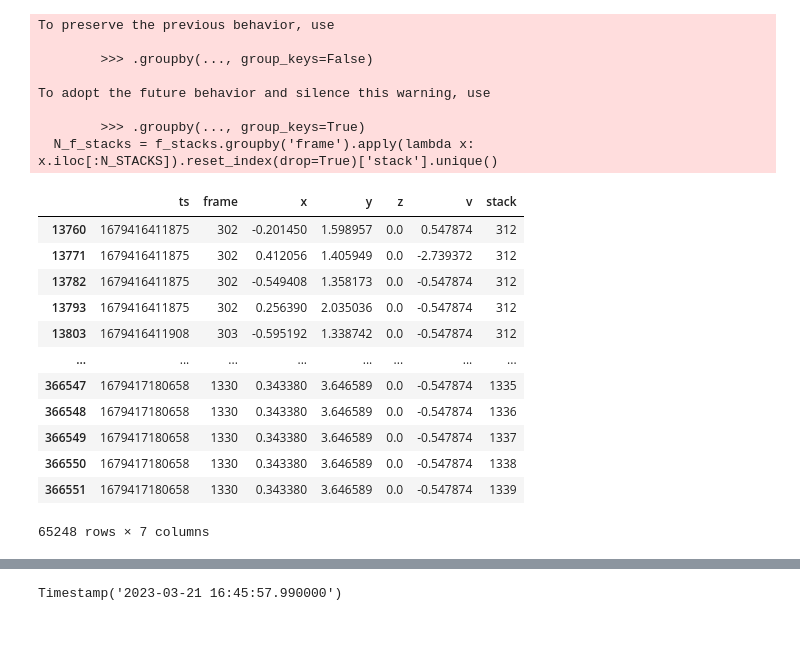
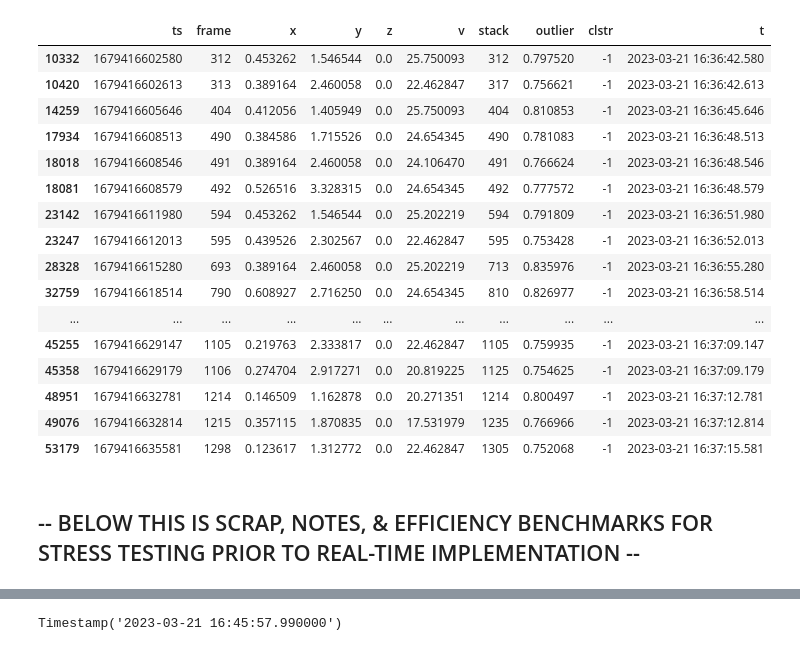
Before and after one commit to alexozwald/pymmw, a Jupyter notebook: bball_data3b/newdata.ipynb, the cells around one changed output, grey strips where cells are left out. Saved outputs shown, nothing was run; the diff lists cells and outputs as text; code cells hidden in the pictures.

Commit message:
cleanup for real-time implementation

```diff
--- a/bball_data3b/newdata.ipynb
+++ b/bball_data3b/newdata.ipynb
@@ -24,28 +39,8 @@ df_ao_pitch = pd.read_csv('./data/03.31-ao_pitch.csv', engine='pyarrow')
 # %%
 df = mk_stacks(df_jc_pitch, 10, 'frame', ['stack','frame','ts'])
-dd = stacks_above_v(df, 20)
+df = stack_over_v(df, 17)
-# %% [output]
-To preserve the previous behavior, use
-
-        >>> .groupby(..., group_keys=False)
-
-To adopt the future behavior and silence this warning, use
-
-        >>> .groupby(..., group_keys=True)
-  N_f_stacks = f_stacks.groupby('frame').apply(lambda x: x.iloc[:N_STACKS]).reset_index(drop=True)['stack'].unique()
-# %%
-dd
-# %% [output]
-|  | ts | frame | x | y | z | v | stack |
-| 13760 | 1679416411875 | 302 | -0.201450 | 1.598957 | 0.0 | 0.547874 | 312 |
-| 13771 | 1679416411875 | 302 | 0.412056 | 1.405949 | 0.0 | -2.739372 | 312 |
-| 13782 | 1679416411875 | 302 | -0.549408 | 1.358173 | 0.0 | -0.547874 | 312 |
-| 13793 | 1679416411875 | 302 | 0.256390 | 2.035036 | 0.0 | -0.547874 | 312 |
-| 13803 | 1679416411908 | 303 | -0.595192 | 1.338742 | 0.0 | -0.547874 | 312 |
-| ... | ... | ... | ... | ... | ... | ... | ... |
-| 366547 | 1679417180658 | 1330 | 0.343380 | 3.646589 | 0.0 | -0.547874 | 1335 |
-| 366548 | 1679417180658 | 1330 | 0.343380 | 3.646589 | 0.0 | -0.547874 | 1336 |
-| 366549 | 1679417180658 | 1330 | 0.343380 | 3.646589 | 0.0 | -0.547874 | 1337 |
-| 366550 | 1679417180658 | 1330 | 0.343380 | 3.646589 | 0.0 | -0.547874 | 1338 |
-| 366551 | 1679417180658 | 1330 | 0.343380 | 3.646589 | 0.0 | -0.547874 | 1339 |
-65248 rows × 7 columns
+# %%
+def get_ball(df, MPH, OUT_SCORE, MIN_CLSTR):
+    df = do_hdbscan(df, MIN_CLSTR)
+    x = df.loc[(df['v'].abs() >= MPH) & (df['outlier'] >= OUT_SCORE)]
+    return x.loc[x.loc[x['v'].abs() >= MPH][['frame','stack']].drop_duplicates()['frame'].drop_duplicates().index]
@@ -51,0 +49,27 @@ dd
+# %%
+df = orjson_to_df('/Users/alex/Documents/neu/linuxmnt/_pymmw/bball_data3b/data/2023.03.21_jc/log2.json')
+df = df.loc[(df['v'] >= 0) & (df['frame'] <= 1500)]
+df = mk_stacks(df, 20)
+# %%
+x = get_ball(df, 17, 0.75, 3)
+x.assign(t=pd.to_datetime(x['ts'], unit='ms'))
+# %% [output]
+|  | ts | frame | x | y | z | v | stack | outlier | clstr | t |
+| 10332 | 1679416602580 | 312 | 0.453262 | 1.546544 | 0.0 | 25.750093 | 312 | 0.797520 | -1 | 2023-03-21 16:36:42.580 |
+| 10420 | 1679416602613 | 313 | 0.389164 | 2.460058 | 0.0 | 22.462847 | 317 | 0.756621 | -1 | 2023-03-21 16:36:42.613 |
+| 14259 | 1679416605646 | 404 | 0.412056 | 1.405949 | 0.0 | 25.750093 | 404 | 0.810853 | -1 | 2023-03-21 16:36:45.646 |
+| 17934 | 1679416608513 | 490 | 0.384586 | 1.715526 | 0.0 | 24.654345 | 490 | 0.781083 | -1 | 2023-03-21 16:36:48.513 |
+| 18018 | 1679416608546 | 491 | 0.389164 | 2.460058 | 0.0 | 24.106470 | 491 | 0.766624 | -1 | 2023-03-21 16:36:48.546 |
+| 18081 | 1679416608579 | 492 | 0.526516 | 3.328315 | 0.0 | 24.654345 | 492 | 0.777572 | -1 | 2023-03-21 16:36:48.579 |
+| 23142 | 1679416611980 | 594 | 0.453262 | 1.546544 | 0.0 | 25.202219 | 594 | 0.791809 | -1 | 2023-03-21 16:36:51.980 |
+| 23247 | 1679416612013 | 595 | 0.439526 | 2.302567 | 0.0 | 22.462847 | 595 | 0.753428 | -1 | 2023-03-21 16:36:52.013 |
+| 28328 | 1679416615280 | 693 | 0.389164 | 2.460058 | 0.0 | 25.202219 | 713 | 0.835976 | -1 | 2023-03-21 16:36:55.280 |
+| 32759 | 1679416618514 | 790 | 0.608927 | 2.716250 | 0.0 | 24.654345 | 810 | 0.826977 | -1 | 2023-03-21 16:36:58.514 |
+| ... | ... | ... | ... | ... | ... | ... | ... | ... | ... | ... |
+| 45255 | 1679416629147 | 1105 | 0.219763 | 2.333817 | 0.0 | 22.462847 | 1105 | 0.759935 | -1 | 2023-03-21 16:37:09.147 |
+| 45358 | 1679416629179 | 1106 | 0.274704 | 2.917271 | 0.0 | 20.819225 | 1125 | 0.754625 | -1 | 2023-03-21 16:37:09.179 |
+| 48951 | 1679416632781 | 1214 | 0.146509 | 1.162878 | 0.0 | 20.271351 | 1214 | 0.800497 | -1 | 2023-03-21 16:37:12.781 |
+| 49076 | 1679416632814 | 1215 | 0.357115 | 1.870835 | 0.0 | 17.531979 | 1235 | 0.766966 | -1 | 2023-03-21 16:37:12.814 |
+| 53179 | 1679416635581 | 1298 | 0.123617 | 1.312772 | 0.0 | 22.462847 | 1305 | 0.752068 | -1 | 2023-03-21 16:37:15.581 |
+# %% [markdown]
+## -- BELOW THIS IS SCRAP, NOTES, & EFFICIENCY BENCHMARKS FOR STRESS TESTING PRIOR TO REAL-TIME IMPLEMENTATION --
```
Also changed, not shown: parts of 32 cells of this notebook, 8 other files.
